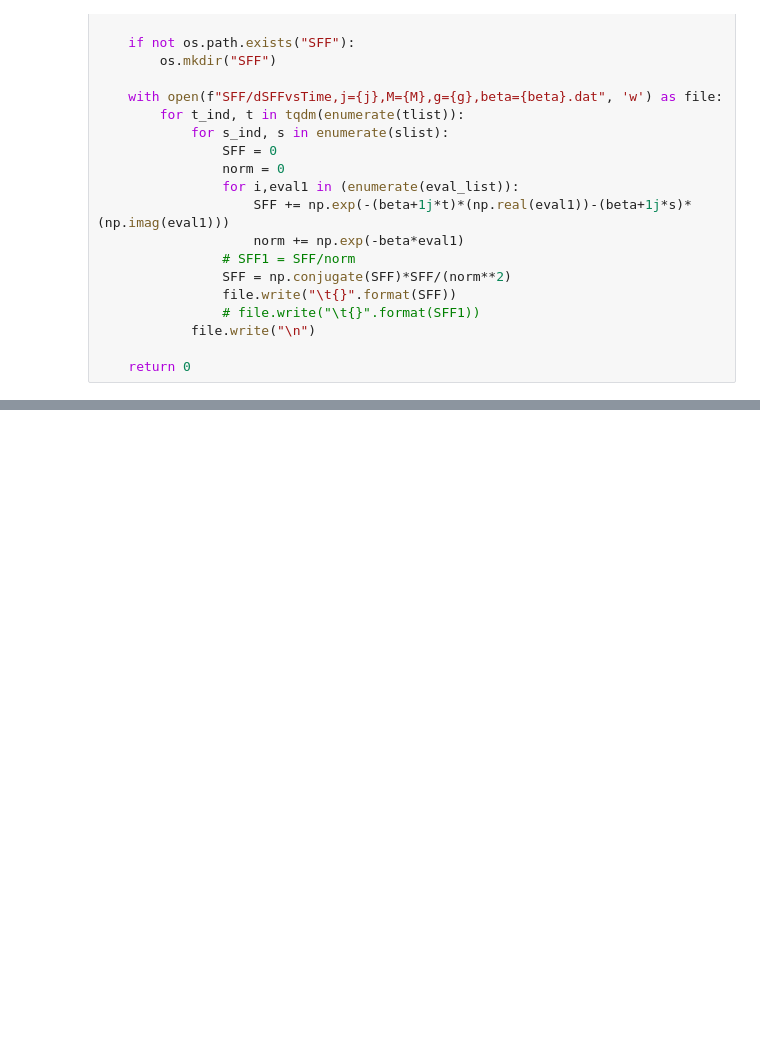
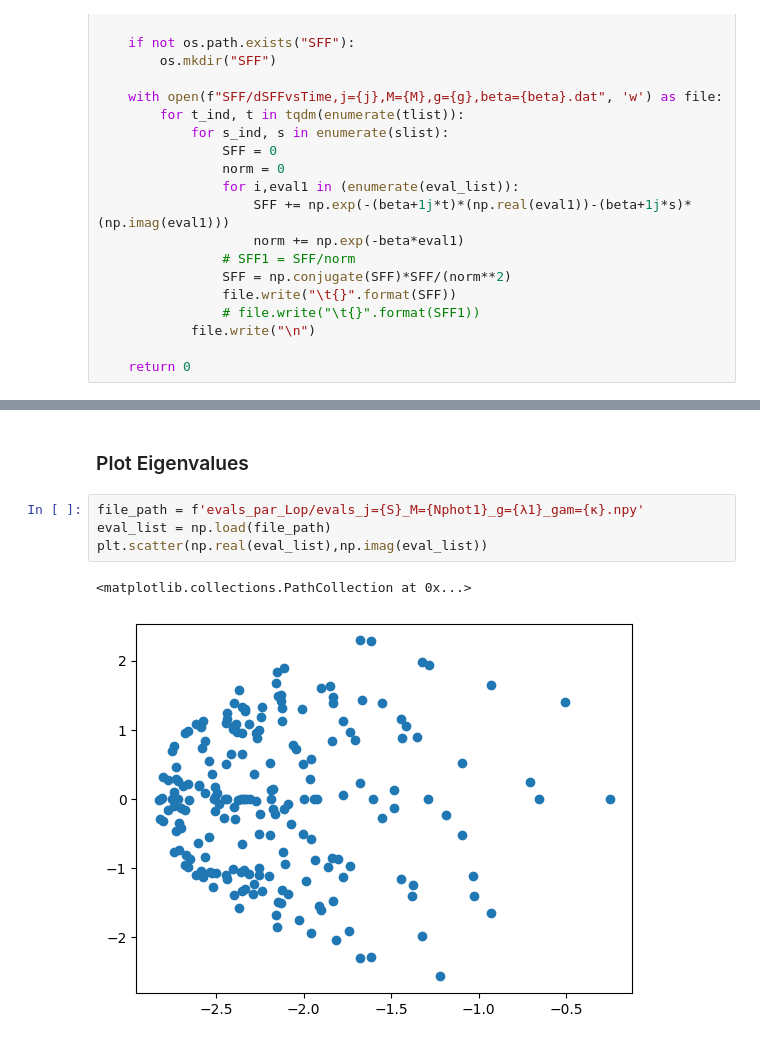
Before and after one commit to prasad42/Dicke_SFF, a Jupyter notebook: calc_LopSpectrum_Dicke.ipynb, the cells around one changed output, grey strips where cells are left out. Drawn from its saved outputs; the diff is of its cells as text; blank space fills up the shorter version.

```diff
--- a/calc_LopSpectrum_Dicke.ipynb
+++ b/calc_LopSpectrum_Dicke.ipynb
@@ -95,0 +113,9 @@ Lopmatsubrad_odd = Lopmatsubrad[1::2,1::2]
+# %% [markdown]
+### Plot Eigenvalues
+# %%
+file_path = f'evals_par_Lop/evals_j={S}_M={Nphot1}_g={λ1}_gam={κ}.npy'
+eval_list = np.load(file_path)
+plt.scatter(np.real(eval_list),np.imag(eval_list))
+# %% [output]
+<matplotlib.collections.PathCollection at 0x...>
+[figure, added]
```
Also changed, not shown: parts of 18 cells of this notebook, 5 other files.
